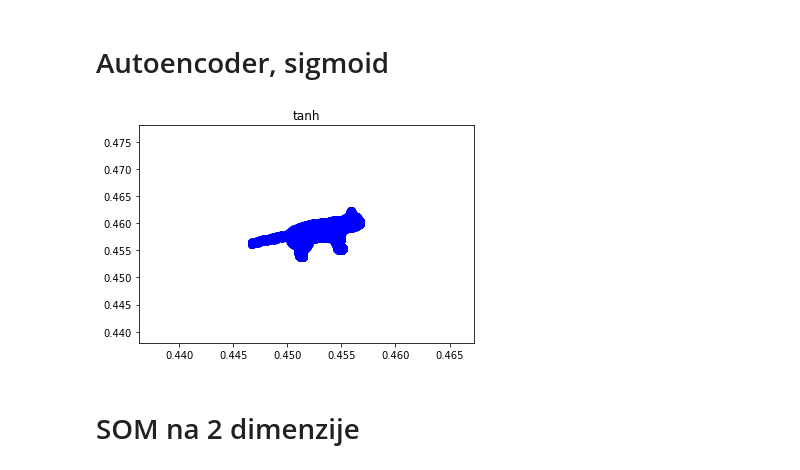
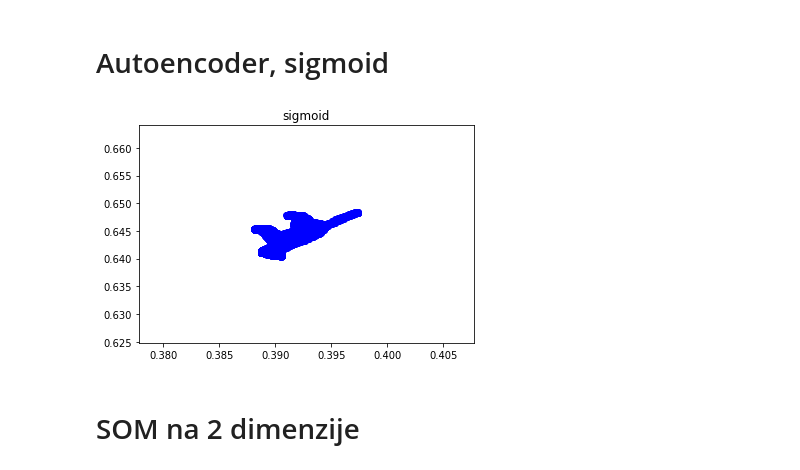
Before and after one commit to nikoleta-vukajlovic/RI-vizuelizacija-podataka, a Jupyter notebook: cat/macka.ipynb, the cells around one changed output. Cells and saved outputs as stored; diff of their text form; code cells hidden in the pictures.

```diff
--- a/cat/macka.ipynb
+++ b/cat/macka.ipynb
@@ -114,23 +114,23 @@ plt.savefig('auto-tanh.png')
 # %%
 scaler = MinMaxScaler()
 data_scaled = scaler.fit_transform(df)
 input_dim = df.shape[1]
 encoding_dim = 2
 input_layer = Input(shape=(input_dim, ))
 encoder_layer_1 = Dense(8, activation="sigmoid", activity_regularizer=regularizers.l1(10e-5))(input_layer)
 encoder_layer_2 = Dense(6, activation="sigmoid")(encoder_layer_1)
 encoder_layer_3 = Dense(encoding_dim, activation="sigmoid")(encoder_layer_2)
 encoder = Model(inputs=input_layer, outputs=encoder_layer_3)
 encoded_data = pd.DataFrame(encoder.predict(df))
 encoded_data.columns = ['factor_1', 'factor_2']
-plt.title('tanh')
+plt.title('sigmoid')
 plt.scatter(
     encoded_data['factor_1'],
     encoded_data['factor_2'],
     c='b', marker='o')
-plt.savefig('auto-tanh.png')
+plt.savefig('auto-sigmoid.png')
 # %% [output]
-[figure, old version]
+[figure, new version]
 # %% [markdown]
 # SOM na 2 dimenzije
 # %%
```
Also changed, not shown: parts of 6 cells of this notebook, 5 other files.
